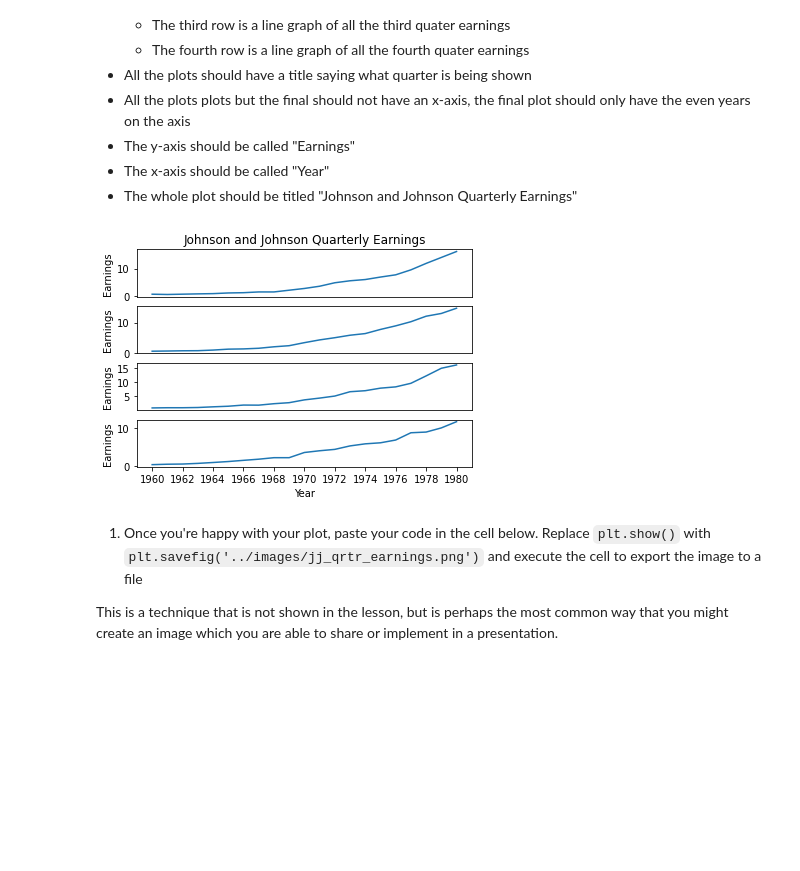
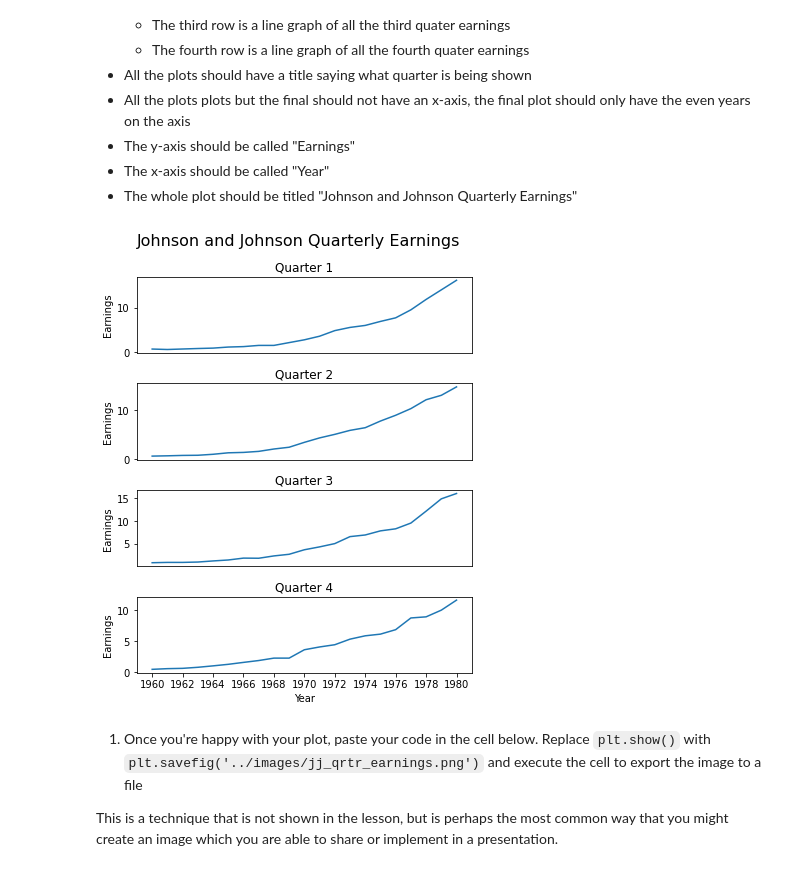
Before and after one commit to chrisshaffer/ds-precourse-faceting, a Jupyter notebook: notebooks/faceting.ipynb, the cells around one changed output. Cells and saved outputs as stored; diff of their text form; code cells hidden in the pictures; blank space fills up the shorter version.

Commit message:
added subplot titles for J and J plots

```diff
--- a/notebooks/faceting.ipynb
+++ b/notebooks/faceting.ipynb
@@ -86,40 +86,41 @@ data = '''
 data = np.reshape(np.fromstring(data, sep = ' '), (-1,4))
 q1 = list(data[:,0])
 q2 = list(data[:,1])
 q3 = list(data[:,2])
 q4 = list(data[:,3])
 time_arr = np.arange(1960,1981)
 time = list(time_arr)
 
-plt.figure()
+plt.figure().suptitle("Johnson and Johnson Quarterly Earnings", fontsize=16,y=1.65)
+plt.subplots_adjust(top=1.5,hspace=.4)
 
-plt.subplot(4,1,1)
+
+plt.subplot(4,1,1).set_title('Quarter 1')
 plt.plot(time,q1)
-plt.title("Johnson and Johnson Quarterly Earnings")
 plt.ylabel("Earnings")
 plt.xticks([])
 
-plt.subplot(4,1,2)
+plt.subplot(4,1,2).set_title('Quarter 2')
 plt.plot(time,q2)
 plt.ylabel("Earnings")
 plt.xticks([])
 
 
-plt.subplot(4,1,3)
+plt.subplot(4,1,3).set_title('Quarter 3')
 plt.plot(time,q3)
 plt.ylabel("Earnings")
 plt.xticks([])
 
-plt.subplot(4,1,4)
+plt.subplot(4,1,4).set_title('Quarter 4')
 plt.plot(time,q4)
 plt.xlabel("Year")
 plt.ylabel("Earnings")
 xtic_loc = list(time_arr)[::2]
 xtic_label = list(map(str,xtic_loc))
 plt.xticks(xtic_loc,xtic_label)
 plt.show()
 # %% [output]
-[figure, old version]
+[figure, new version]
 # %% [markdown]
 1. Once you're happy with your plot, paste your code in the cell below. Replace `plt.show()` with `plt.savefig('../images/jj_qrtr_earnings.png')` and execute the cell to export the image to a file
 
```
Also changed, not shown: parts of 2 cells of this notebook.
